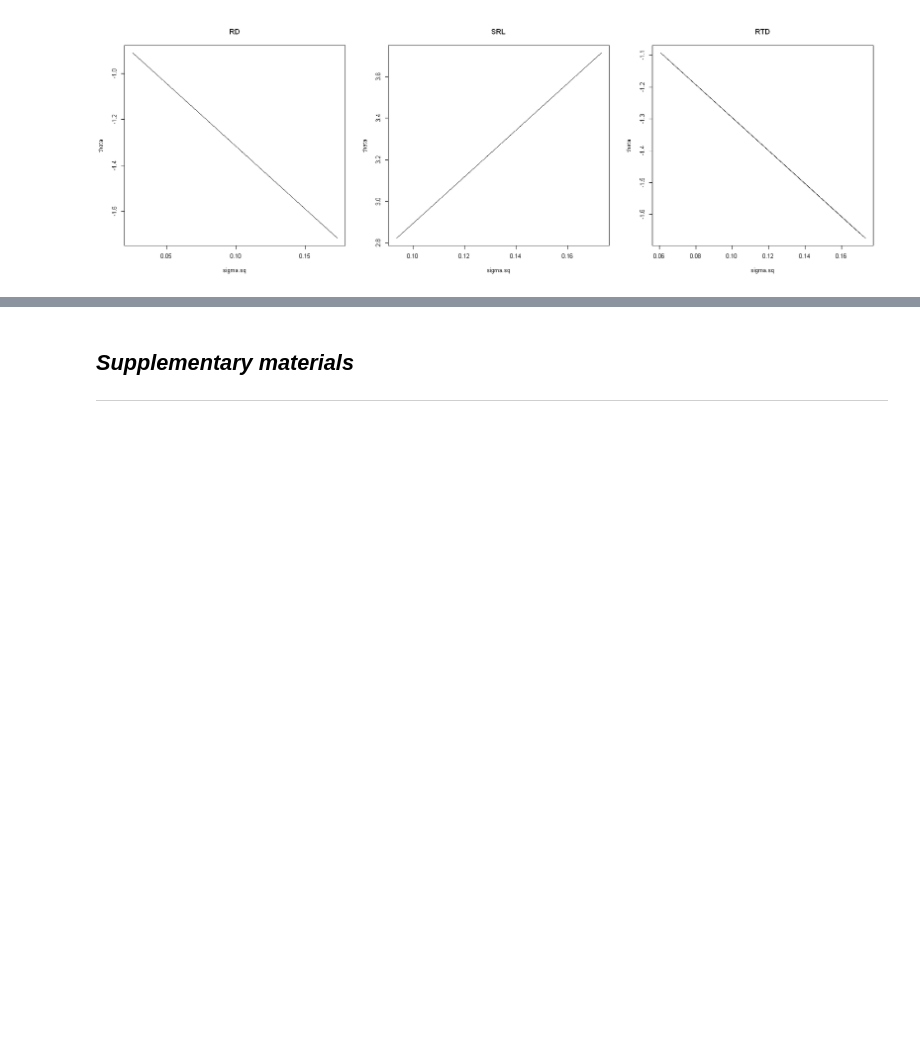
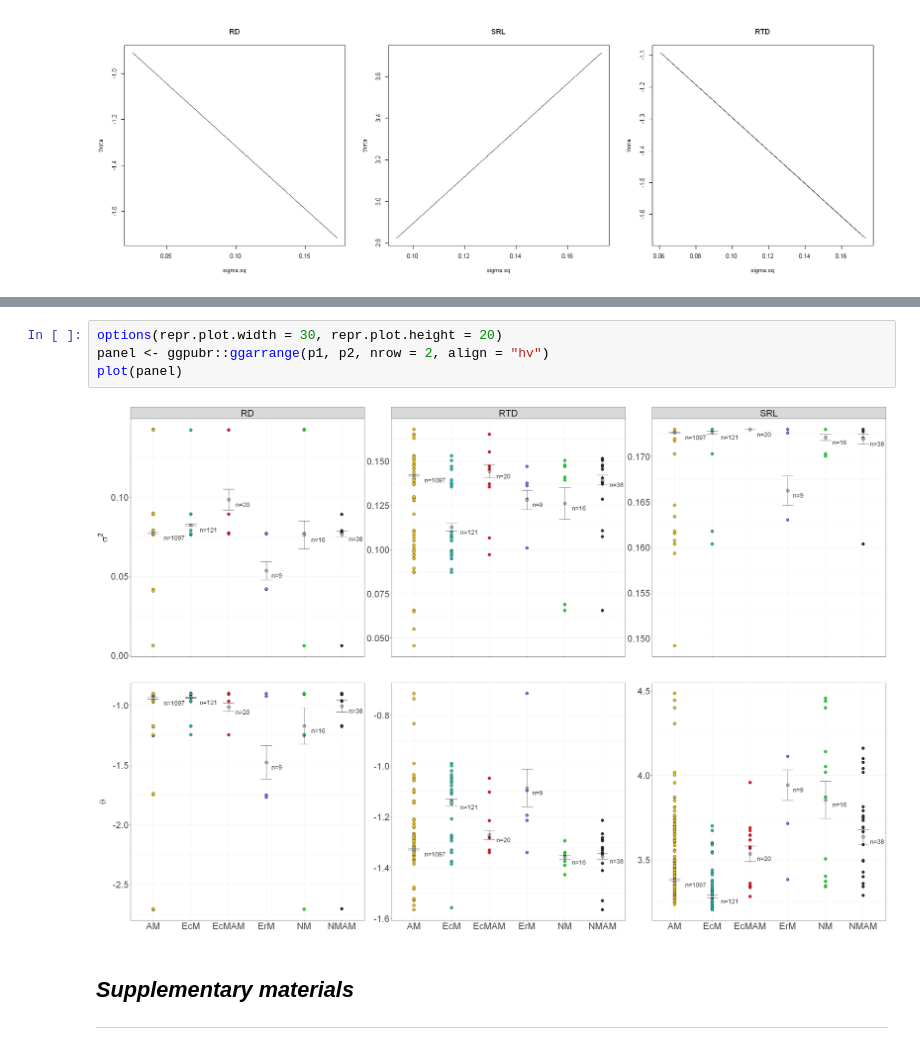
Before and after one commit to anoban/phd, a Jupyter notebook: R/notebooks/houwiesummary.ipynb, the cells around one changed output, grey strips where cells are left out. Drawn from its saved outputs; the diff is of its cells as text; blank space fills up the shorter version.

```diff
--- a/R/notebooks/houwiesummary.ipynb
+++ b/R/notebooks/houwiesummary.ipynb
@@ -633,3 +676,9 @@ plot(theta~sigma.sq, data = rtd_avgs_cid, type = "l", main = "RTD")
+# %%
+options(repr.plot.width = 30, repr.plot.height = 20)
+panel <- ggpubr::ggarrange(p1, p2, nrow = 2, align = "hv")
+plot(panel)
+# %% [output]
+[figure, added]
 # %% [markdown]
 ## ___Supplementary materials___
 ------------------------
```
Also changed, not shown: parts of 4 cells of this notebook.
